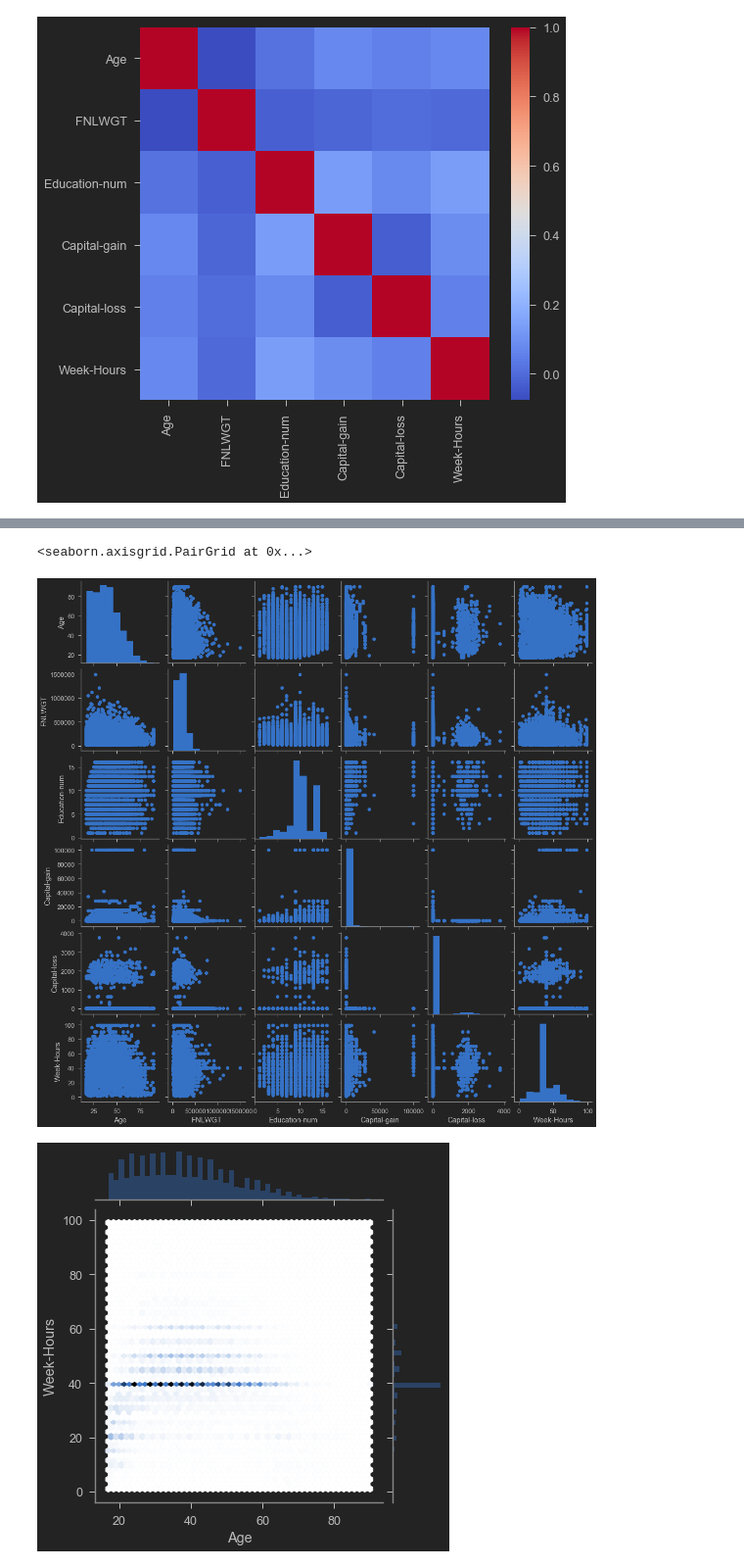
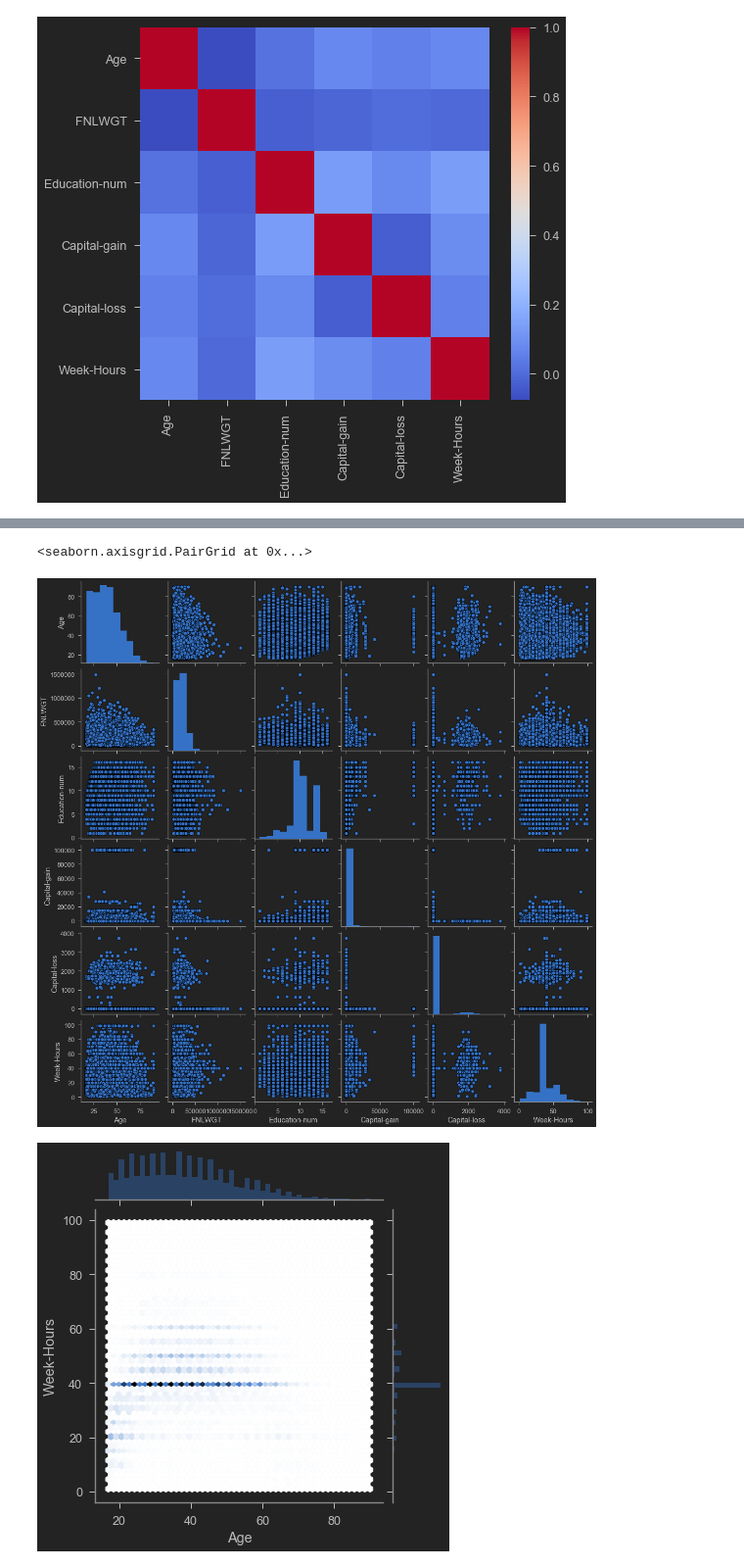
Before and after one commit to piotr-druzdzel/Classification-Salaries-Adult, a Jupyter notebook: Salaries_Adult_Classification.ipynb, the cells around one changed output, grey strips where cells are left out. Shown at 98% size. Saved outputs shown, nothing was run; the diff lists cells and outputs as text; code cells hidden in the pictures.

```diff
--- a/Salaries_Adult_Classification.ipynb
+++ b/Salaries_Adult_Classification.ipynb
@@ -230,8 +257,8 @@ sns.pairplot(df_training, plot_kws=dict(edgecolor="none"))
 # %%
-sns.pairplot(df_test, plot_kws=dict(edgecolor="none"))
+sns.pairplot(df_test, plot_kws=dict(edgecolor="black"))
 # %% [output]
 <seaborn.axisgrid.PairGrid at 0x...>
-[figure, old version]
+[figure, new version]
 # %%
 sns.jointplot(x='Age',y='Week-Hours',data=df_training, kind='hex');
 # %% [output]
```
Also changed, not shown: parts of 75 cells of this notebook.
